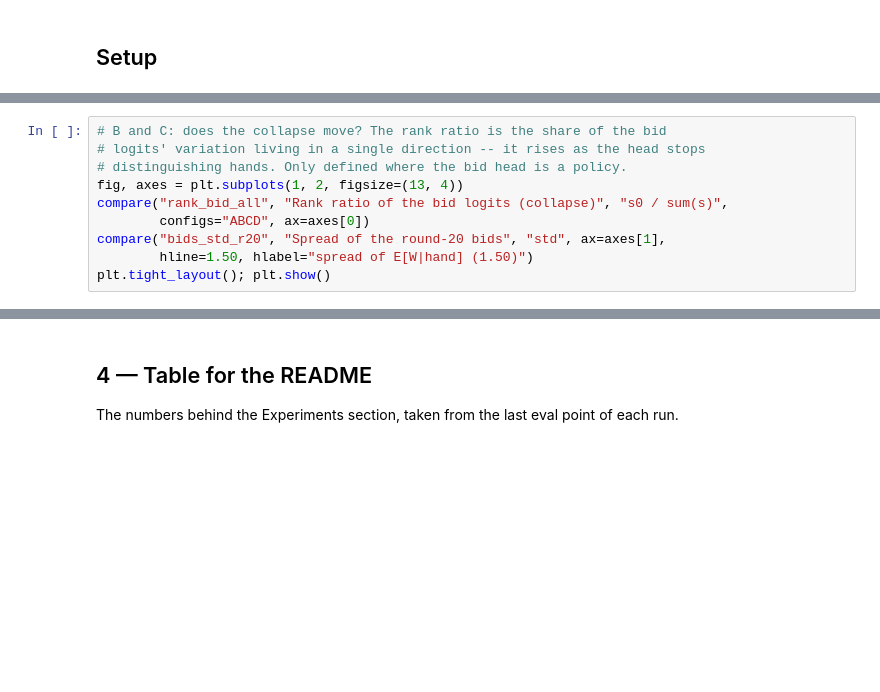
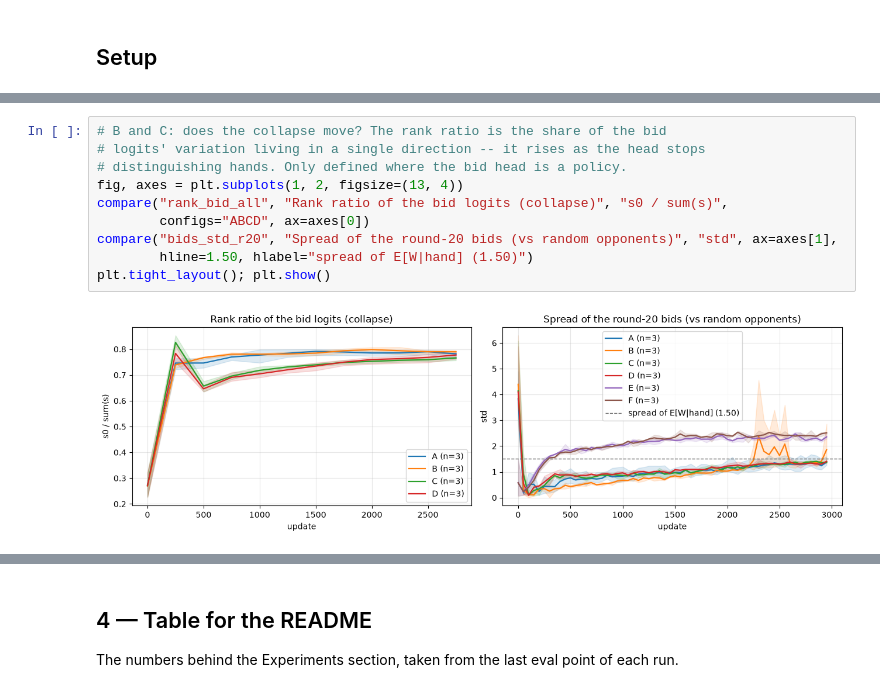
Before and after one commit to JonathanSierks/wizard-rl, a Jupyter notebook: experiments.ipynb, the cells around one changed output, grey strips where cells are left out. Saved outputs shown, nothing was run; the diff lists cells and outputs as text; blank space fills up the shorter version.

```diff
--- a/experiments.ipynb
+++ b/experiments.ipynb
@@ -194,13 +187,15 @@ plt.tight_layout(); plt.show()
 # %%
 # B and C: does the collapse move? The rank ratio is the share of the bid
 # logits' variation living in a single direction -- it rises as the head stops
 # distinguishing hands. Only defined where the bid head is a policy.
 fig, axes = plt.subplots(1, 2, figsize=(13, 4))
 compare("rank_bid_all", "Rank ratio of the bid logits (collapse)", "s0 / sum(s)",
         configs="ABCD", ax=axes[0])
-compare("bids_std_r20", "Spread of the round-20 bids", "std", ax=axes[1],
+compare("bids_std_r20", "Spread of the round-20 bids (vs random opponents)", "std", ax=axes[1],
         hline=1.50, hlabel="spread of E[W|hand] (1.50)")
 plt.tight_layout(); plt.show()
+# %% [output]
+[figure, added]
 # %%
 # D: how good is the tricks head at bid time? The bid in configuration E
 # depends entirely on it.
```
Also changed, not shown: parts of 25 cells of this notebook, 28 other files.
